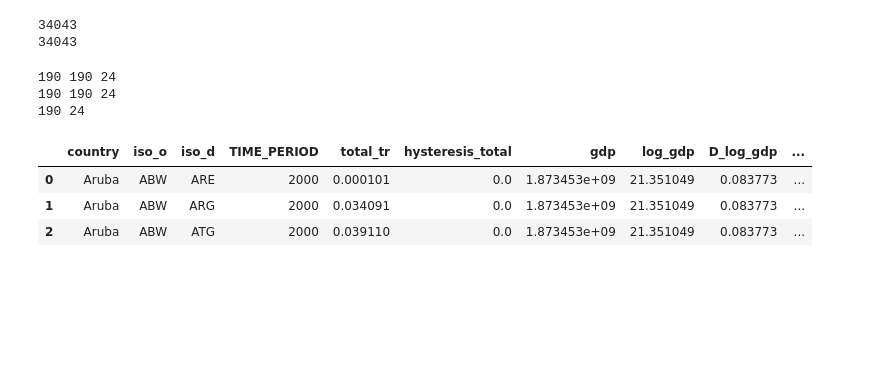
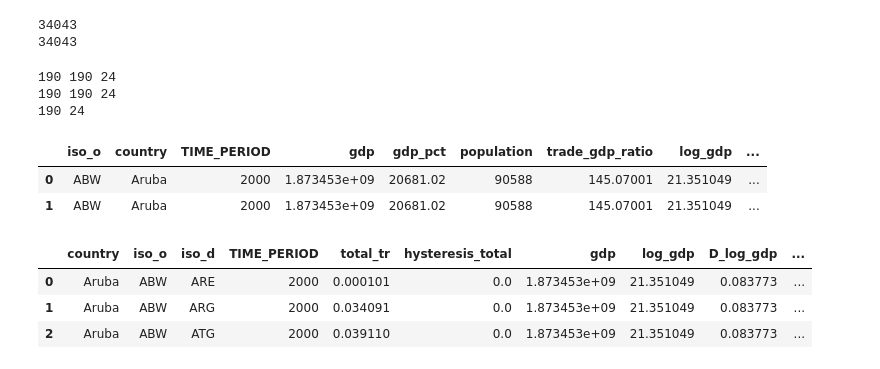
Before and after one commit to TAD600/Global_Cultural_Trade_Network, a Jupyter notebook: 01_preparing/06_preparing_panel_data_&_fixing_attributes_edgelists.ipynb, the cells around one changed output. Saved outputs shown, nothing was run; the diff lists cells and outputs as text; code cells hidden in the pictures; blank space fills up the shorter version.

```diff
--- a/01_preparing/06_preparing_panel_data_&_fixing_attributes_edgelists.ipynb
+++ b/01_preparing/06_preparing_panel_data_&_fixing_attributes_edgelists.ipynb
@@ -397,6 +397,8 @@ print(set(fixed_long['iso_o'].unique()) - set(attribute2000_2023['iso_o'].unique
 | 2 | ABW | Aruba | 2001 | 1.896457e+09 | 20740.131 | 91439 | 140.39000 | 21.363253 | ... |
 | 3 | ABW | Aruba | 2002 | 1.961844e+09 | 21307.250 | 92074 | 133.23000 | 21.397150 | ... |
 | 4 | ABW | Aruba | 2003 | 2.044112e+09 | 21949.490 | 93128 | 132.78999 | 21.438229 | ... |
+# %%
+attribute2000_2023= attribute2000_2023.rename(columns = {'Time': 'TIME_PERIOD'})
 # %%
 attribute2000_2023= attribute2000_2023[attribute2000_2023['TIME_PERIOD'] != 1999]
 # %%
@@ -503,6 +505,12 @@ print(attribute2000_2023['iso_o'].nunique(), attribute2000_2023['TIME_PERIOD'].n
 190 190 24
 190 190 24
 190 24
+# %%
+panel_total.head(2)
+# %% [output]
+|  | iso_o | country | TIME_PERIOD | gdp | gdp_pct | population | trade_gdp_ratio | log_gdp | ... |
+| 0 | ABW | Aruba | 2000 | 1.873453e+09 | 20681.02 | 90588 | 145.07001 | 21.351049 | ... |
+| 1 | ABW | Aruba | 2000 | 1.873453e+09 | 20681.02 | 90588 | 145.07001 | 21.351049 | ... |
 # %%
 panel_total = panel_total[['country', 'iso_o', 'iso_d', 'TIME_PERIOD', 'total_tr', 'hysteresis_total', 'gdp', 'log_gdp', 'D_log_gdp', 'gdp_pct','log_gdp_pct', 'D_log_gdp_pct', 'population', 'log_population','trade_gdp_ratio', 'log_trade_gdp_ratio']]
 # %%
```
Also changed, not shown: parts of 22 cells of this notebook, 16 other files.
